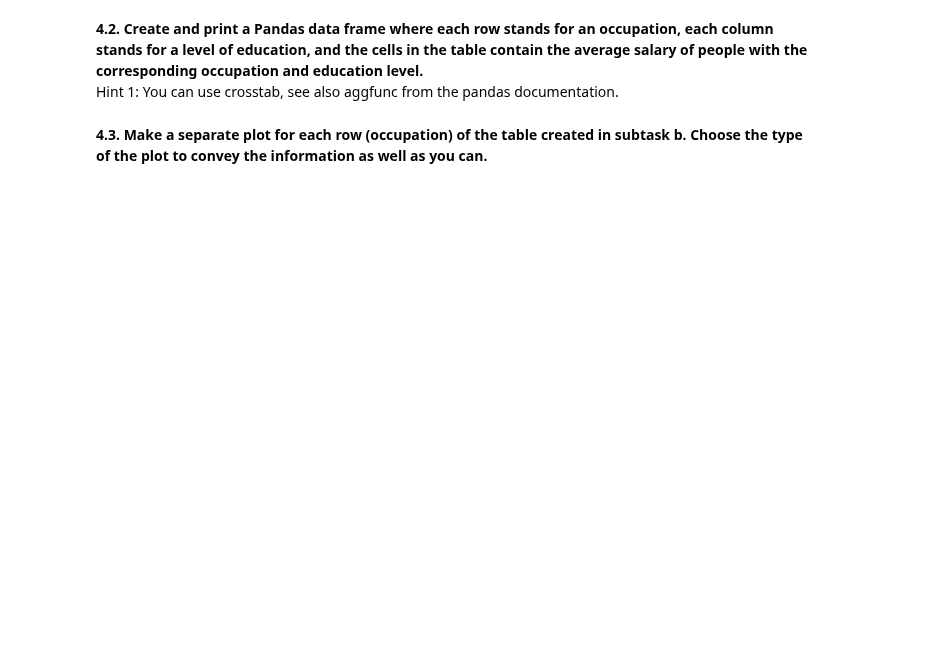
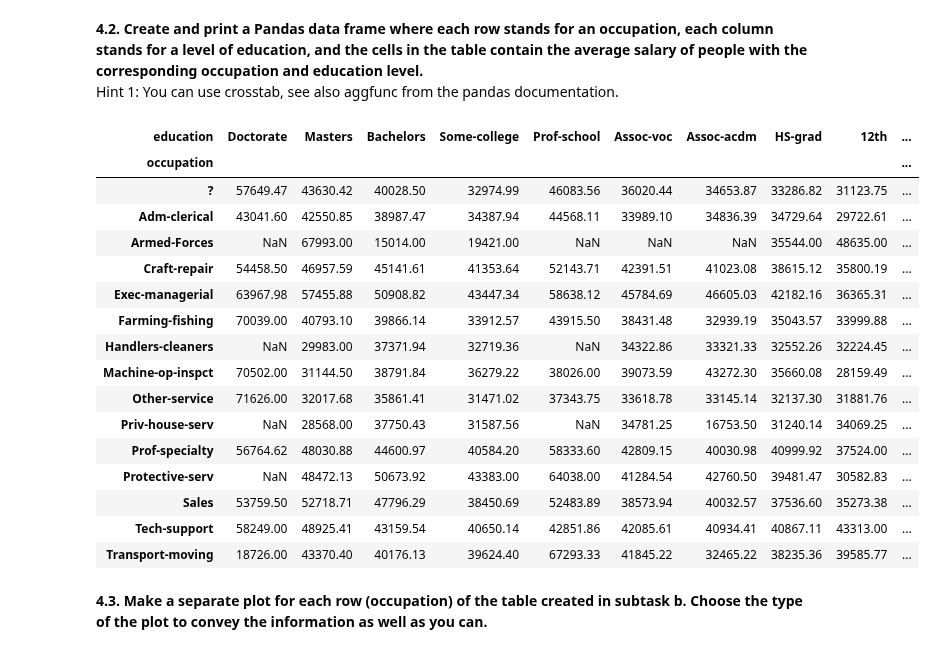
Before and after one commit to enliktjioe/bda2020, a Jupyter notebook: HW1/Homework_01.ipynb, the cells around one changed output. Saved outputs shown, nothing was run; the diff lists cells and outputs as text; code cells hidden in the pictures; blank space fills up the shorter version.

```diff
--- a/HW1/Homework_01.ipynb
+++ b/HW1/Homework_01.ipynb
@@ -515,3 +539,25 @@ crosstab_df = ...
+# %%
+# TODO
+crosstab_df = pd.crosstab(data.occupation, data.education, values = data.salaries, aggfunc=np.mean).round(2)
+crosstab_df
+# %% [output]
+| education | Doctorate | Masters | Bachelors | Some-college | Prof-school | Assoc-voc | Assoc-acdm | HS-grad | 12th | ... |
+| occupation |  |  |  |  |  |  |  |  |  | ... |
+| ? | 57649.47 | 43630.42 | 40028.50 | 32974.99 | 46083.56 | 36020.44 | 34653.87 | 33286.82 | 31123.75 | ... |
+| Adm-clerical | 43041.60 | 42550.85 | 38987.47 | 34387.94 | 44568.11 | 33989.10 | 34836.39 | 34729.64 | 29722.61 | ... |
+| Armed-Forces | NaN | 67993.00 | 15014.00 | 19421.00 | NaN | NaN | NaN | 35544.00 | 48635.00 | ... |
+| Craft-repair | 54458.50 | 46957.59 | 45141.61 | 41353.64 | 52143.71 | 42391.51 | 41023.08 | 38615.12 | 35800.19 | ... |
+| Exec-managerial | 63967.98 | 57455.88 | 50908.82 | 43447.34 | 58638.12 | 45784.69 | 46605.03 | 42182.16 | 36365.31 | ... |
+| Farming-fishing | 70039.00 | 40793.10 | 39866.14 | 33912.57 | 43915.50 | 38431.48 | 32939.19 | 35043.57 | 33999.88 | ... |
+| Handlers-cleaners | NaN | 29983.00 | 37371.94 | 32719.36 | NaN | 34322.86 | 33321.33 | 32552.26 | 32224.45 | ... |
+| Machine-op-inspct | 70502.00 | 31144.50 | 38791.84 | 36279.22 | 38026.00 | 39073.59 | 43272.30 | 35660.08 | 28159.49 | ... |
+| Other-service | 71626.00 | 32017.68 | 35861.41 | 31471.02 | 37343.75 | 33618.78 | 33145.14 | 32137.30 | 31881.76 | ... |
+| Priv-house-serv | NaN | 28568.00 | 37750.43 | 31587.56 | NaN | 34781.25 | 16753.50 | 31240.14 | 34069.25 | ... |
+| Prof-specialty | 56764.62 | 48030.88 | 44600.97 | 40584.20 | 58333.60 | 42809.15 | 40030.98 | 40999.92 | 37524.00 | ... |
+| Protective-serv | NaN | 48472.13 | 50673.92 | 43383.00 | 64038.00 | 41284.54 | 42760.50 | 39481.47 | 30582.83 | ... |
+| Sales | 53759.50 | 52718.71 | 47796.29 | 38450.69 | 52483.89 | 38573.94 | 40032.57 | 37536.60 | 35273.38 | ... |
+| Tech-support | 58249.00 | 48925.41 | 43159.54 | 40650.14 | 42851.86 | 42085.61 | 40934.41 | 40867.11 | 43313.00 | ... |
+| Transport-moving | 18726.00 | 43370.40 | 40176.13 | 39624.40 | 67293.33 | 41845.22 | 32465.22 | 38235.36 | 39585.77 | ... |
 # %% [markdown]
 **4.3. Make a separate plot for each row (occupation) of the table created in subtask b. Choose the type of the plot to convey the information as well as you can.** <br>
 # %%
```
Also changed, not shown: parts of 14 cells of this notebook.
